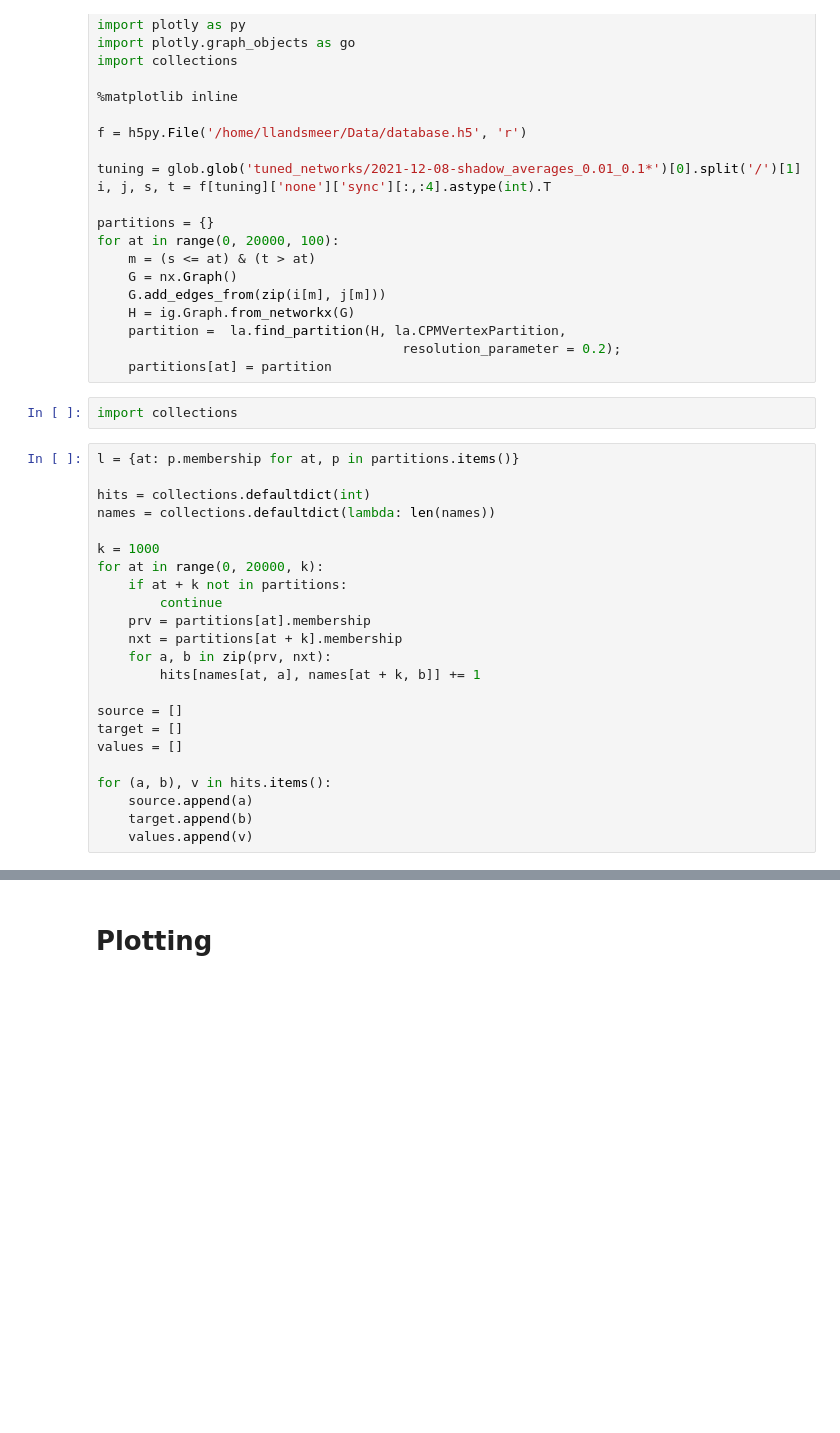
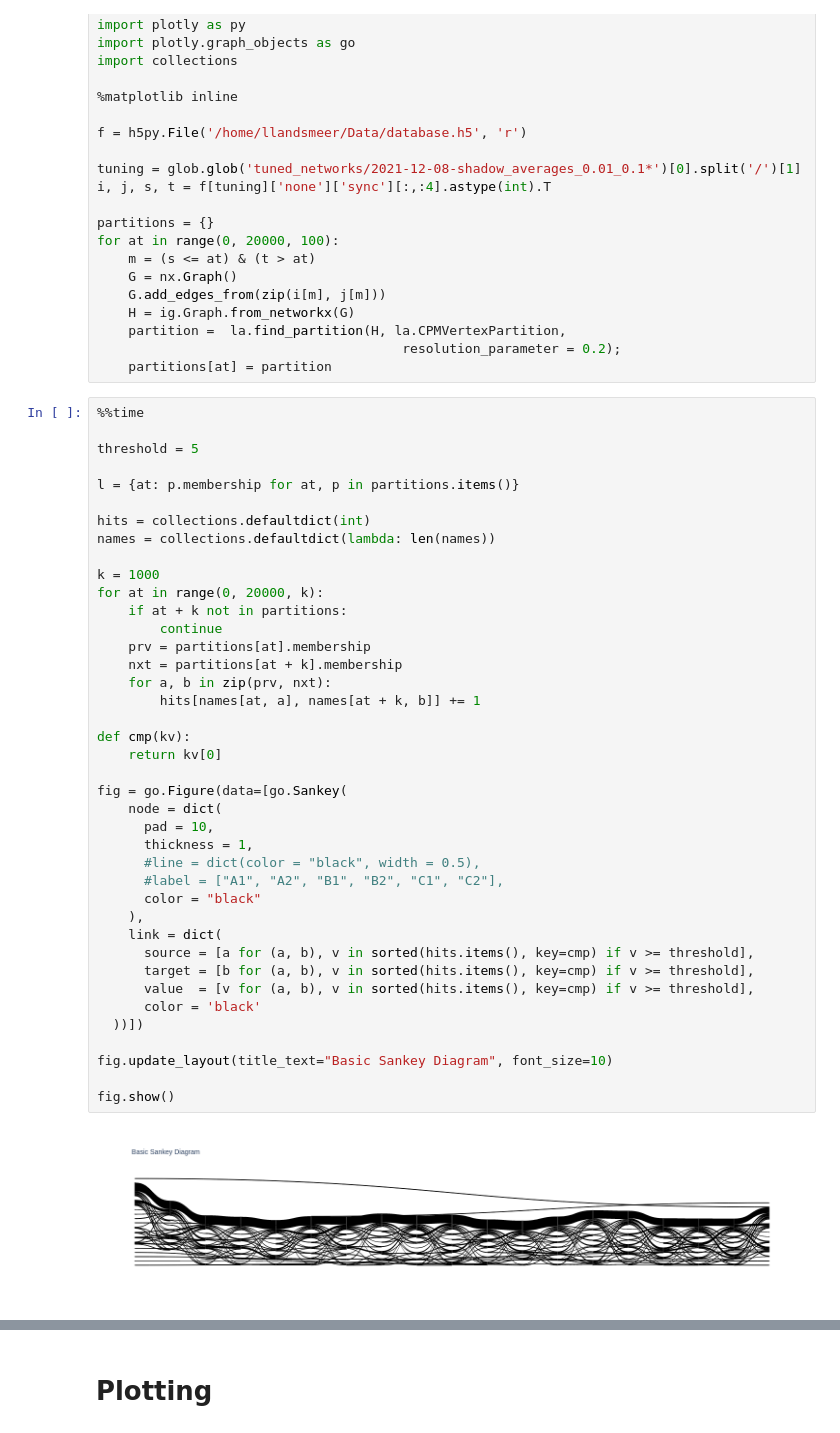
Before and after one commit to llandsmeer/iopublic, a Jupyter notebook: Make figures.ipynb, the cells around one changed output, grey strips where cells are left out. Drawn from its saved outputs; the diff is of its cells as text; blank space fills up the shorter version.

```diff
--- a/Make figures.ipynb
+++ b/Make figures.ipynb
@@ -148,28 +150,45 @@ for at in range(0, 20000, 100):
     partition =  la.find_partition(H, la.CPMVertexPartition,
                                        resolution_parameter = 0.2);
     partitions[at] = partition
-# %%
-import collections
 # %%
+%%time
+
+threshold = 5
+
 l = {at: p.membership for at, p in partitions.items()}
 
 hits = collections.defaultdict(int)
 names = collections.defaultdict(lambda: len(names))
 
 k = 1000
 for at in range(0, 20000, k):
     if at + k not in partitions:
         continue
     prv = partitions[at].membership
     nxt = partitions[at + k].membership
     for a, b in zip(prv, nxt):
         hits[names[at, a], names[at + k, b]] += 1
 
-source = []
-target = []
-values = []
+def cmp(kv):
+    return kv[0]
 
-for (a, b), v in hits.items():
-    source.append(a)
-    target.append(b)
-    values.append(v)
+fig = go.Figure(data=[go.Sankey(
+    node = dict(
+      pad = 10,
+      thickness = 1,
+      #line = dict(color = "black", width = 0.5),
+      #label = ["A1", "A2", "B1", "B2", "C1", "C2"],
+      color = "black"
+    ),
+    link = dict(
+      source = [a for (a, b), v in sorted(hits.items(), key=cmp) if v >= threshold],
+      target = [b for (a, b), v in sorted(hits.items(), key=cmp) if v >= threshold],
+      value  = [v for (a, b), v in sorted(hits.items(), key=cmp) if v >= threshold],
+      color = 'black'
+  ))])
+
+fig.update_layout(title_text="Basic Sankey Diagram", font_size=10)
+
+fig.show()
+# %% [output]
+[figure, added]
```
Also changed, not shown: parts of 25 cells of this notebook.
